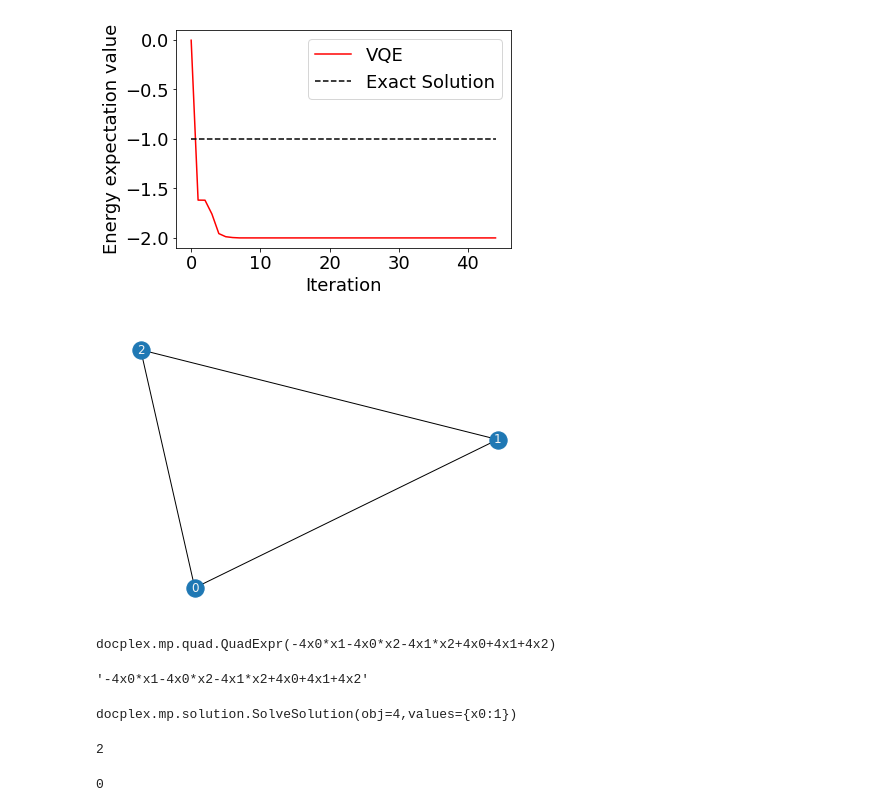
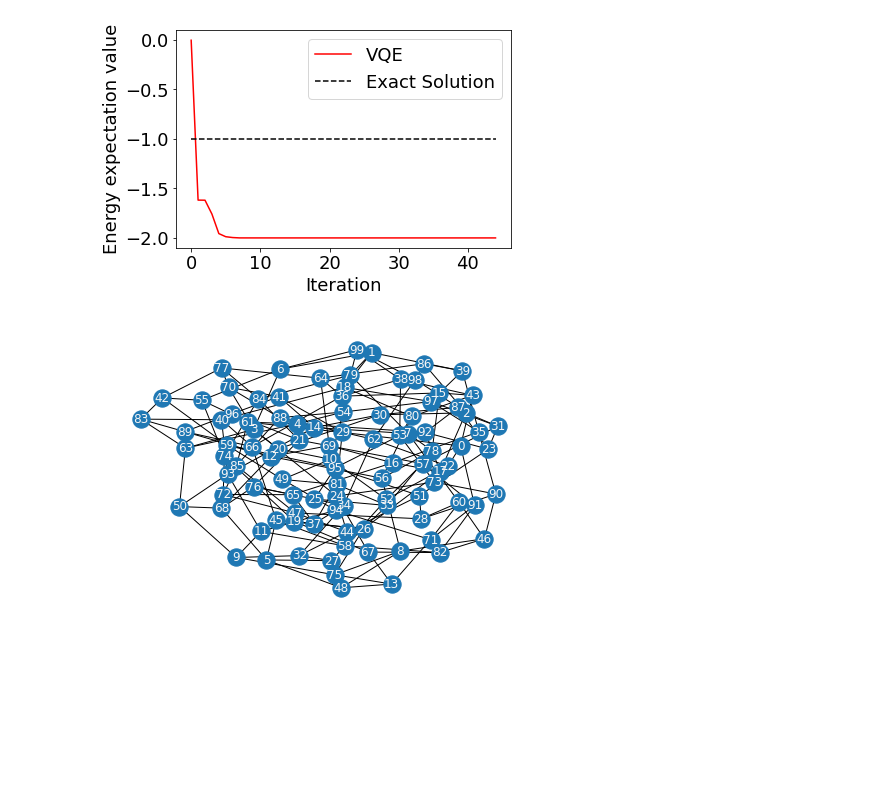
Before and after one commit to terapoon/qrao_experiment, a Jupyter notebook: qulacs/play_ground.ipynb, the cells around one changed output. Saved outputs shown, nothing was run; the diff lists cells and outputs as text; code cells hidden in the pictures; blank space fills up the shorter version.

```diff
--- a/qulacs/play_ground.ipynb
+++ b/qulacs/play_ground.ipynb
@@ -132,26 +121,6 @@ plt.show()
 # %%
 from maxcut_instance_generator import regular_graph
 
-model = regular_graph(3, 2, draw=True)
+model = regular_graph(100, 4, draw=True)
 # %% [output]
-[figure, old version]
+[figure, new version]
-# %%
-model.get_objective_expr()
-# %% [output]
-docplex.mp.quad.QuadExpr(-4x0*x1-4x0*x2-4x1*x2+4x0+4x1+4x2)
-# %%
-str(model.get_objective_expr())
-# %% [output]
-'-4x0*x1-4x0*x2-4x1*x2+4x0+4x1+4x2'
-# %%
-model.solve()
-# %% [output]
-docplex.mp.solution.SolveSolution(obj=4,values={x0:1})
-# %%
-model.objective_sense.value
-# %% [output]
-2
-# %%
-model.objective_expr.constant
-# %% [output]
-0
```
Also changed, not shown: parts of 12 cells of this notebook, 3 other files.
